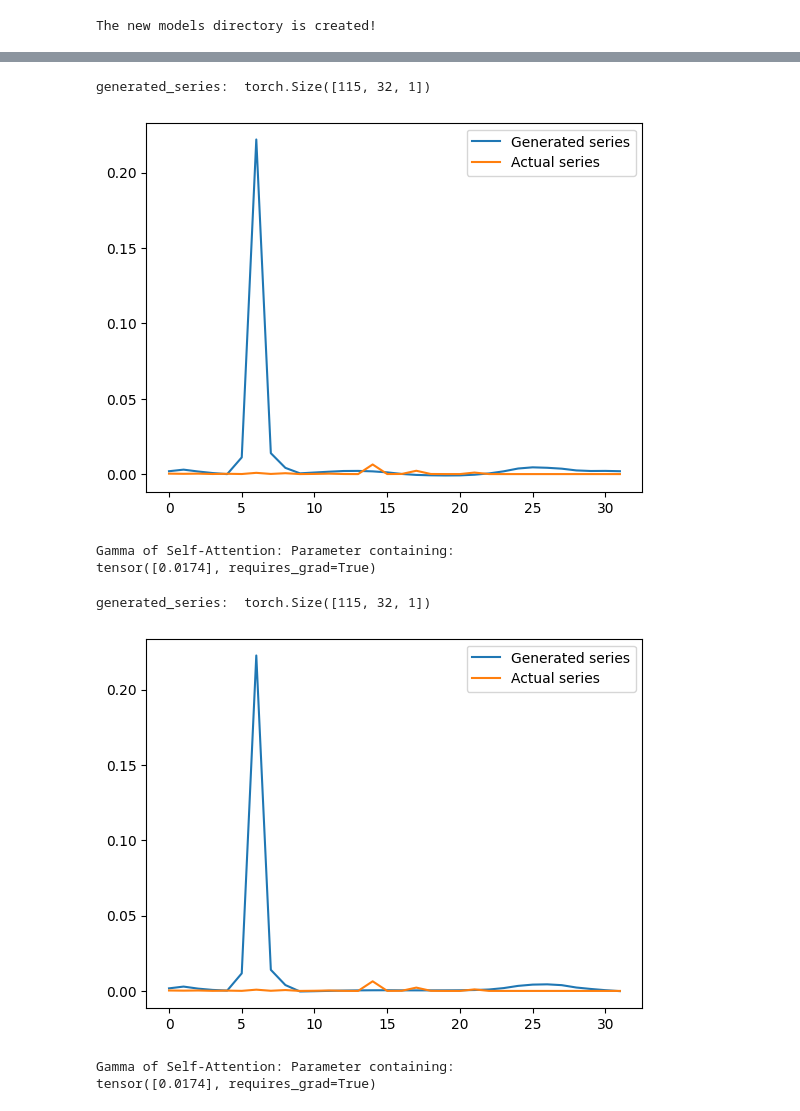
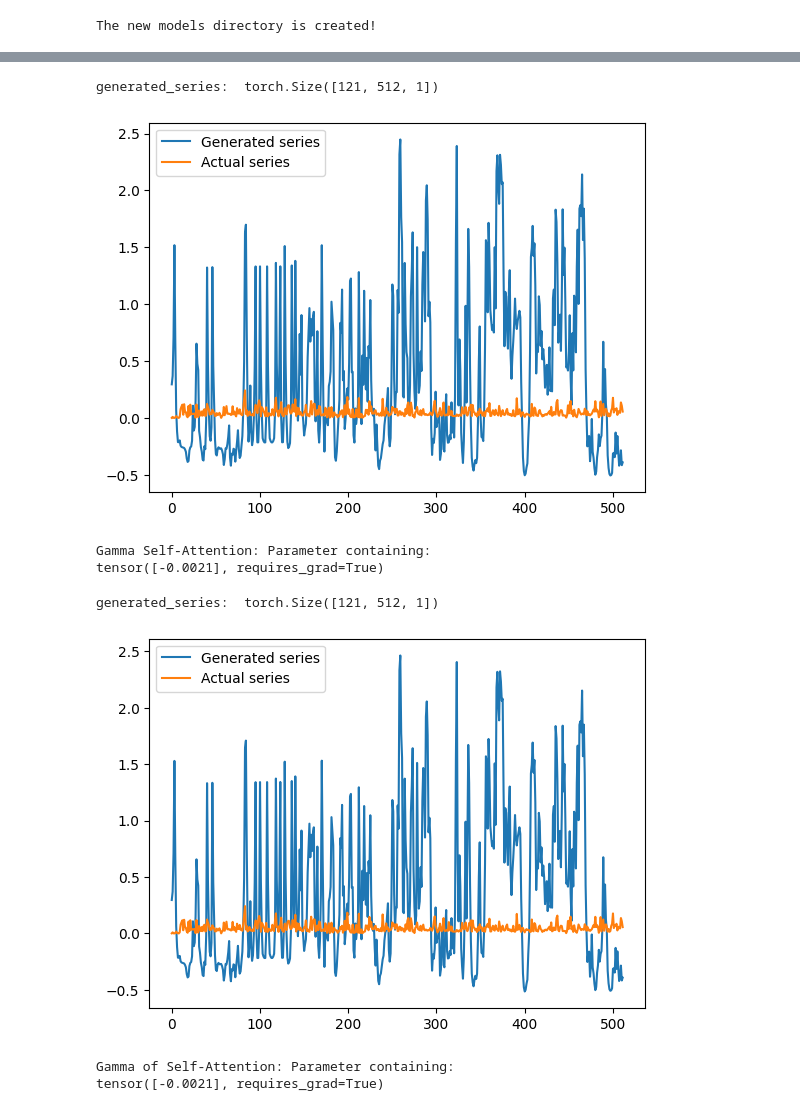
Before and after one commit to francomano/PSA-GAN, a Jupyter notebook: M4-train.ipynb, the cells around one changed output, grey strips where cells are left out. Saved outputs shown, nothing was run; the diff lists cells and outputs as text; code cells hidden in the pictures.

```diff
--- a/M4-train.ipynb
+++ b/M4-train.ipynb
@@ -26,0 +26,3 @@ dtype: bool
+# %%
+train_set=training_set[:42500]
+print(train_set.shape)
@@ -46,7 +50,7 @@ plt.show()
 # %%
 
-seq_length = 64 #it is tau in the paper
-x, y = utils.sliding_windows(training_set, seq_length)
+seq_length = 512 #it is tau in the paper
+x, y = utils.sliding_windows(train_set, seq_length)
 trainX=torch.Tensor(np.array(x))
 print(trainX.shape)
 # %% [output]
@@ -91,13 +95,13 @@ num_features=trainX.size(2)+10
 #Hyperparameters
 discriminator_lr=0.0005
 generator_lr=0.0005
-num_epochs=1000
-batch_size=115
+num_epochs=1
+batch_size=121
 criterion = nn.MSELoss()
 
 #Initializations
-train_set = TensorDataset(trainX, sequences)
-train_loader = DataLoader(train_set, batch_size=batch_size, shuffle=False)
+train = TensorDataset(trainX, sequences)
+train_loader = DataLoader(train, batch_size=batch_size, shuffle=False)
 
 
 D = blocks.Discriminator(embedding_dim,seq_length,num_features,batch_size,value_features,key_features)
@@ -173,43 +193,43 @@ End-training Discriminator Loss: tensor(0.4998)
 # %%
 with torch.no_grad():
 
-    generated_series = G(dataX[:batch_size]) #substitue trainX with testX
+    generated_series = G(trainX[:batch_size]) #substitue trainX with testX
     generated_series=generated_series.permute(0,2,1)
     print("generated_series: ",generated_series.shape)
     generated_series = generated_series.detach().numpy()
     #print("generated_series: ",generated_series.shape)
 # %% [output]
-generated_series:  torch.Size([115, 32, 1])
+generated_series:  torch.Size([121, 512, 1])
 # %%
 # Plot the generated time series samples
 
 plt.figure()
 #for i in range(trainX.size(0)):
 #    plt.plot(generated_series[i], label='Generated series')
 #plt.plot(utils.scale(generated_series[batch_size-1]), label='Generated scaled series')
 plt.plot((generated_series[batch_size-1]), label='Generated series')
-plt.plot(training_data[batch_size+seq_length-1:batch_size+2*seq_length-1], label='Actual series')
+plt.plot(training_set[batch_size+seq_length-1:batch_size+2*seq_length-1], label='Actual series')
 #sequences=sequences.permute(0,2,1)
 #plt.plot(sequences[batch_size-1],label="label series")
 plt.legend()
 plt.show()
 
 #print("Context FID:",fid_score)
 print("Gamma Self-Attention:",G.main.attn.gamma)
 # %% [output]
-[figure, old version]
+[figure, new version]
-Gamma of Self-Attention: Parameter containing:
-tensor([0.0174], requires_grad=True)
+Gamma Self-Attention: Parameter containing:
+tensor([-0.0021], requires_grad=True)
 # %%
 with torch.no_grad():
 
-    generated_series = G(dataX[:batch_size]) #substitue trainX with testX
+    generated_series = G(trainX[:batch_size]) #substitue trainX with testX
     generated_series=generated_series.permute(0,2,1)
     print("generated_series: ",generated_series.shape)
     generated_series = generated_series.detach().numpy()
     #print("generated_series: ",generated_series.shape)
 # %% [output]
-generated_series:  torch.Size([115, 32, 1])
+generated_series:  torch.Size([121, 512, 1])
 # %%
 # Plot the generated time series samples
 
@@ -218,7 +238,7 @@ plt.figure()
 #    plt.plot(generated_series[i], label='Generated series')
 #plt.plot(utils.scale(generated_series[batch_size-1]), label='Generated scaled series')
 plt.plot((generated_series[batch_size-1]), label='Generated series')
-plt.plot(training_data[batch_size+seq_length-1:batch_size+2*seq_length-1], label='Actual series')
+plt.plot(training_set[batch_size+seq_length-1:batch_size+2*seq_length-1], label='Actual series')
 #sequences=sequences.permute(0,2,1)
 #plt.plot(sequences[batch_size-1],label="label series")
 plt.legend()
@@ -227,6 +247,6 @@ plt.show()
 #print("Context FID:",fid_score)
 print("Gamma of Self-Attention:",G.main.attn.gamma)
 # %% [output]
-[figure, old version]
+[figure, new version]
 Gamma of Self-Attention: Parameter containing:
-tensor([0.0174], requires_grad=True)
+tensor([-0.0021], requires_grad=True)
```
Also changed, not shown: parts of 8 cells of this notebook.
